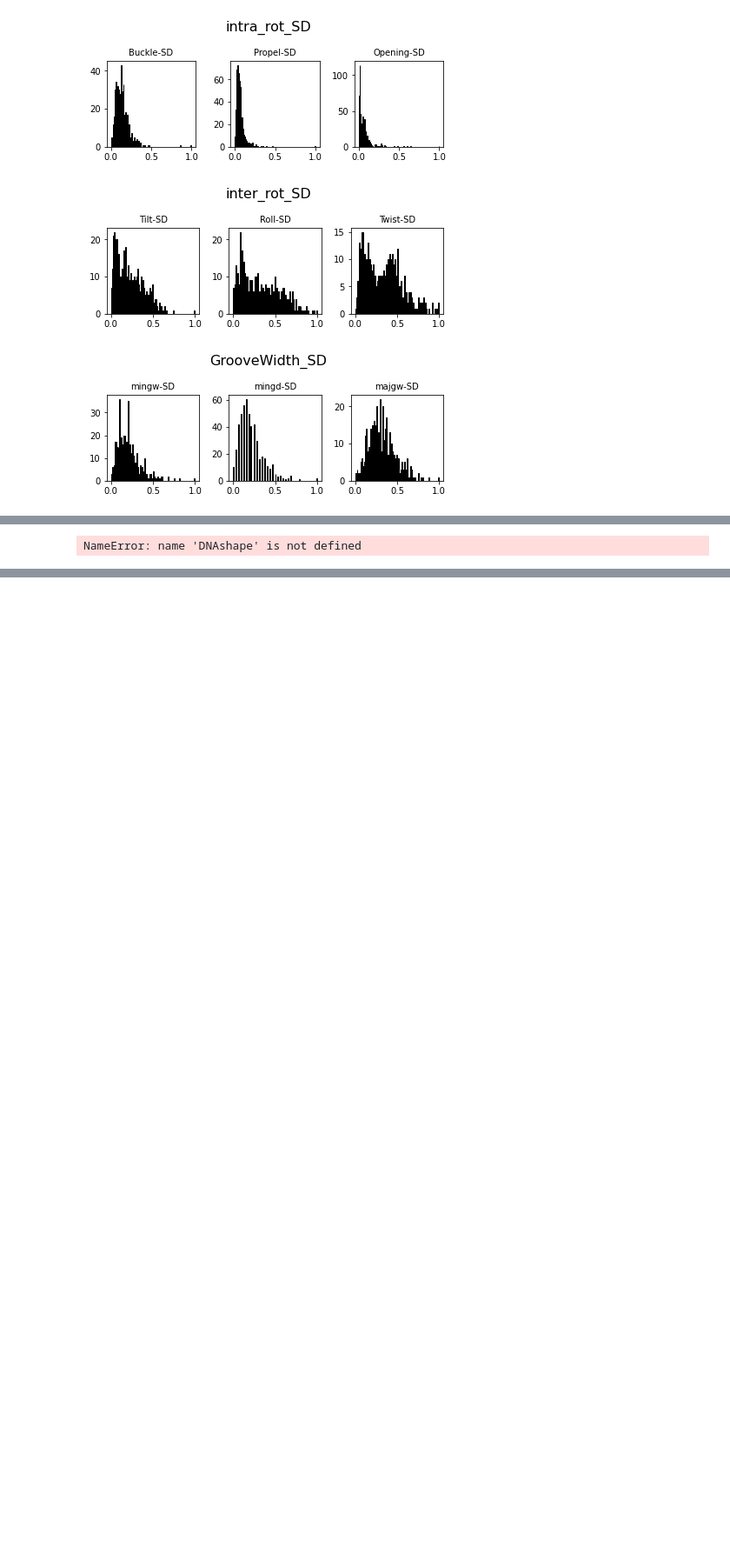
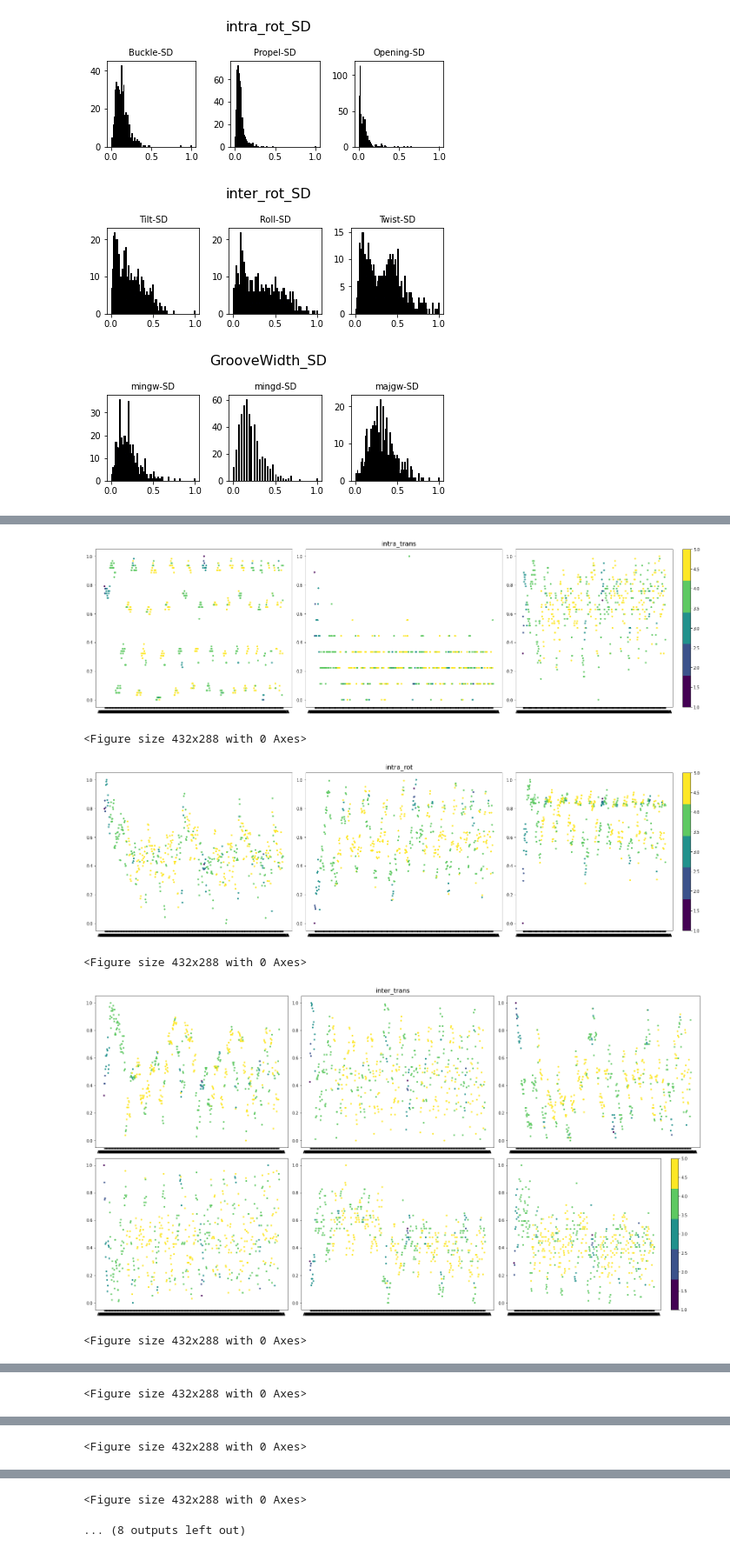
Before and after one commit to beckii0930/nucleosome_occupancy, a Jupyter notebook: SD_value/SD_val_analysis.ipynb, the cells around one changed output, grey strips where cells are left out. Shown at 87% size. Saved outputs shown, nothing was run; the diff lists cells and outputs as text; code cells hidden in the pictures; blank space fills up the shorter version.

```diff
--- a/SD_value/SD_val_analysis.ipynb
+++ b/SD_value/SD_val_analysis.ipynb
@@ -413,4 +236,0 @@ for i in range(len(All_params)):
-# %%
-print(DNAshape[3:5])
-# %% [output]
-NameError: name 'DNAshape' is not defined
@@ -416,0 +357,70 @@ NameError: name 'DNAshape' is not defined
+# %%
+import matplotlib.pyplot as plt
+from matplotlib import colors
+from matplotlib.ticker import PercentFormatter
+import  matplotlib.cm as cm
+
+all_norm_shape_vals, all_shape_vals2 = shape_param_analysis(tb)
+
+# fig, axs = plt.subplots(1, 3, tight_layout=True)
+
+# # N is the count in each bin, bins is the lower-limit of the bin
+
+for i in range(len(All_params)):
+    pic_index = All_params[i]
+    fig = plt.figure(figsize=(22,12))
+#     fig = plt.figure()
+    fig.suptitle(All_params_names[i], fontsize=16)
+    total_plot_num = len(pic_index)
+
+    for j in range(len(pic_index)):
+
+        # Set up the plot
+#         axs = plt.subplot(2, 3, j+1)
+        r = 0
+        c = 0
+        if (total_plot_num % 3 == 0):
+            axs = plt.subplot(2, 3, j+1)
+            r = int(total_plot_num/3);
+#             c = 3
+        elif (total_plot_num % 2 == 0):
+            axs = plt.subplot(2, 2, j+1)
+            r = int(total_plot_num/2);
+#             c = 2
+
+        # Draw the plot
+        x = all_norm_shape_vals[pic_index[j]]
+        cols=pltcolor(color_group)
+        pcm = plt.scatter(tb.keys(), x, s=10, c=cols, cmap=cm.get_cmap('viridis', 5))
+
+#         Title and labels
+        ax.set_title('%s' % AllDNAshape[pic_index[j]], size = 15)
+
+        ax.axvline(x='AAAAA', color='red')
+        ax.axvline(x='CAAAA', color='yellow')
+        ax.axvline(x='GAAAA', color='green')
+        ax.axvline(x='TAAAA', color='blue')
+#         ax.text(x='AAAAA','A',rotation=90)
+#         ax.text(x='CAAAA','C',rotation=90)
+#         ax.text(x='GAAAA','G',rotation=90)
+    #         ax.text(x='TAAAA','T',rotation=90)
+
+    plt.tight_layout()
+    cbar = plt.colorbar()
+#     cax = plt.axes([0.85, 0.1, 0.075, 0.8])
+#     cax = plt.axes([1, 0, 0.075, 0.8])
+#     plt.colorbar(cax=cax)
+#     cbar.set_label('# of consecutive nt', rotation=270)
+#     for row in range(r):
+#         plt.colorbar(pcm, location='right')
+#     plt.colorbar(pcm, ax=ax)
+#     plt.colorbar(pcm, ax=[axs[2, 1]], location='left')
+    plt.show()
+    plt.savefig(All_params_names[i]+"_scatter.jpg")
+# %% [output]
+[figure, added]
+<Figure size 432x288 with 0 Axes>
+[figure, added]
+<Figure size 432x288 with 0 Axes>
+[figure, added]
+<Figure size 432x288 with 0 Axes>
@@ -416,0 +428 @@ NameError: name 'DNAshape' is not defined
+<Figure size 432x288 with 0 Axes>
@@ -416,0 +430 @@ NameError: name 'DNAshape' is not defined
+<Figure size 432x288 with 0 Axes>
@@ -416,0 +432,2 @@ NameError: name 'DNAshape' is not defined
+<Figure size 432x288 with 0 Axes>
+... (8 outputs left out)
```
Also changed, not shown: parts of 13 cells of this notebook, 17 other files.
